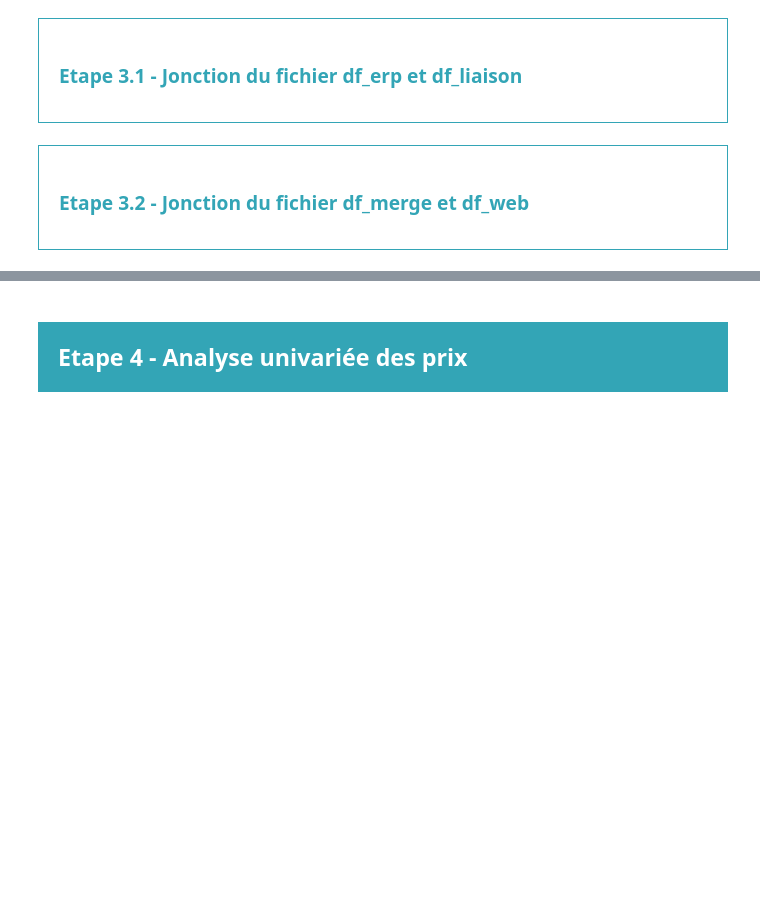
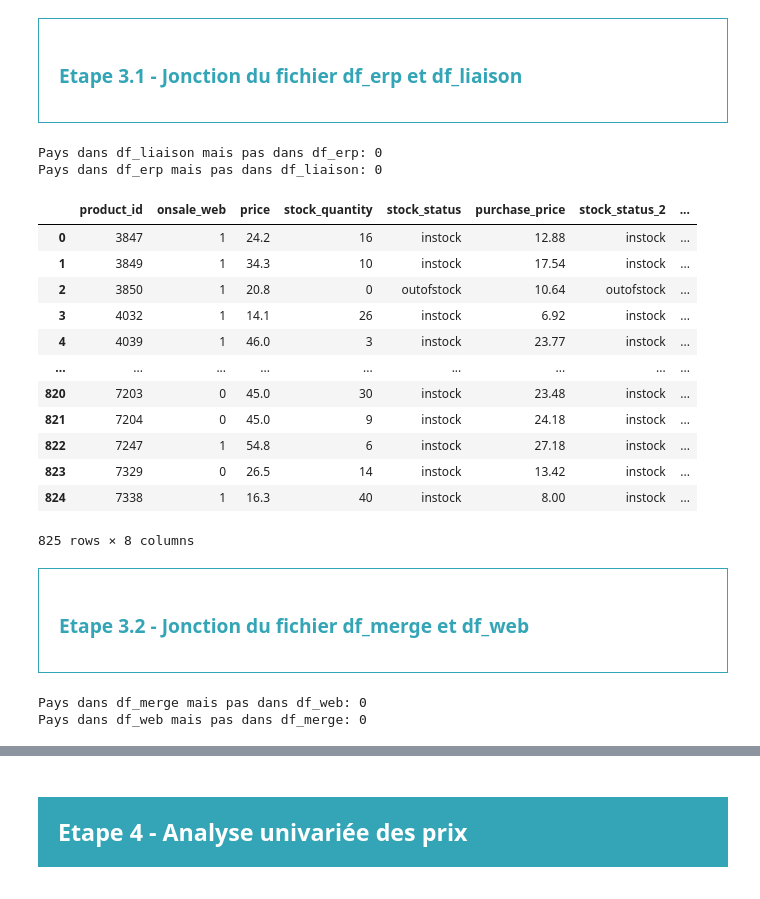
Before and after one commit to ziedbelhocine/Cours-OC, a Jupyter notebook: Data_Analyst/Projet_6/Template-Notebook-Bottleneck(1).ipynb, the cells around one changed output, grey strips where cells are left out. Drawn from its saved outputs; the diff is of its cells as text; code cells hidden in the pictures; blank space fills up the shorter version.

```diff
--- a/Data_Analyst/Projet_6/Template-Notebook-Bottleneck(1).ipynb
+++ b/Data_Analyst/Projet_6/Template-Notebook-Bottleneck(1).ipynb
@@ -552,6 +739,30 @@ Name: sku, Length: 1513, dtype: bool
 #Fusion des fichiers df_erp et df_liaison
 # %%
 #Y a t-il des lignes ne "matchant" pas entre les 2 fichiers?
+manquants_erp = list(set(df_liaison['product_id'] ) - set(df_erp['product_id']))
+manquants_liaison = list(set(df_erp['product_id'] ) - set(df_liaison['product_id']))
+print(f"Pays dans df_liaison mais pas dans df_erp: {len(manquants_erp)}")
+print(f"Pays dans df_erp mais pas dans df_liaison: {len(manquants_liaison)}")
+# %% [output]
+Pays dans df_liaison mais pas dans df_erp: 0
+Pays dans df_erp mais pas dans df_liaison: 0
+# %%
+df_merge = pd.merge(df_erp, df_liaison, on='product_id', how='left')
+df_merge
+# %% [output]
+|  | product_id | onsale_web | price | stock_quantity | stock_status | purchase_price | stock_status_2 | ... |
+| 0 | 3847 | 1 | 24.2 | 16 | instock | 12.88 | instock | ... |
+| 1 | 3849 | 1 | 34.3 | 10 | instock | 17.54 | instock | ... |
+| 2 | 3850 | 1 | 20.8 | 0 | outofstock | 10.64 | outofstock | ... |
+| 3 | 4032 | 1 | 14.1 | 26 | instock | 6.92 | instock | ... |
+| 4 | 4039 | 1 | 46.0 | 3 | instock | 23.77 | instock | ... |
+| ... | ... | ... | ... | ... | ... | ... | ... | ... |
+| 820 | 7203 | 0 | 45.0 | 30 | instock | 23.48 | instock | ... |
+| 821 | 7204 | 0 | 45.0 | 9 | instock | 24.18 | instock | ... |
+| 822 | 7247 | 1 | 54.8 | 6 | instock | 27.18 | instock | ... |
+| 823 | 7329 | 0 | 26.5 | 14 | instock | 13.42 | instock | ... |
+| 824 | 7338 | 1 | 16.3 | 40 | instock | 8.00 | instock | ... |
+825 rows × 8 columns
 # %% [markdown]
 <div style="border: 1px solid RGB(51,165,182);" >
 <h3 style="margin: auto; padding: 20px; color: RGB(51,165,182); ">Etape 3.2 - Jonction du fichier df_merge et df_web</h3>
@@ -561,2 +774,9 @@ Name: sku, Length: 1513, dtype: bool
 # %%
 #Avons-nous des lignes sans correspondance?
+manquants_merge = list(set(df_web['id_web'] ) - set(df_merge['id_web']))
+manquants_web = list(set(df_merge['id_web'] ) - set(df_web['id_web']))
+print(f"Pays dans df_merge mais pas dans df_web: {len(manquants_merge)}")
+print(f"Pays dans df_web mais pas dans df_merge: {len(manquants_liaison)}")
+# %% [output]
+Pays dans df_merge mais pas dans df_web: 0
+Pays dans df_web mais pas dans df_merge: 0
```
Also changed, not shown: parts of 51 cells of this notebook, 1 other file.
